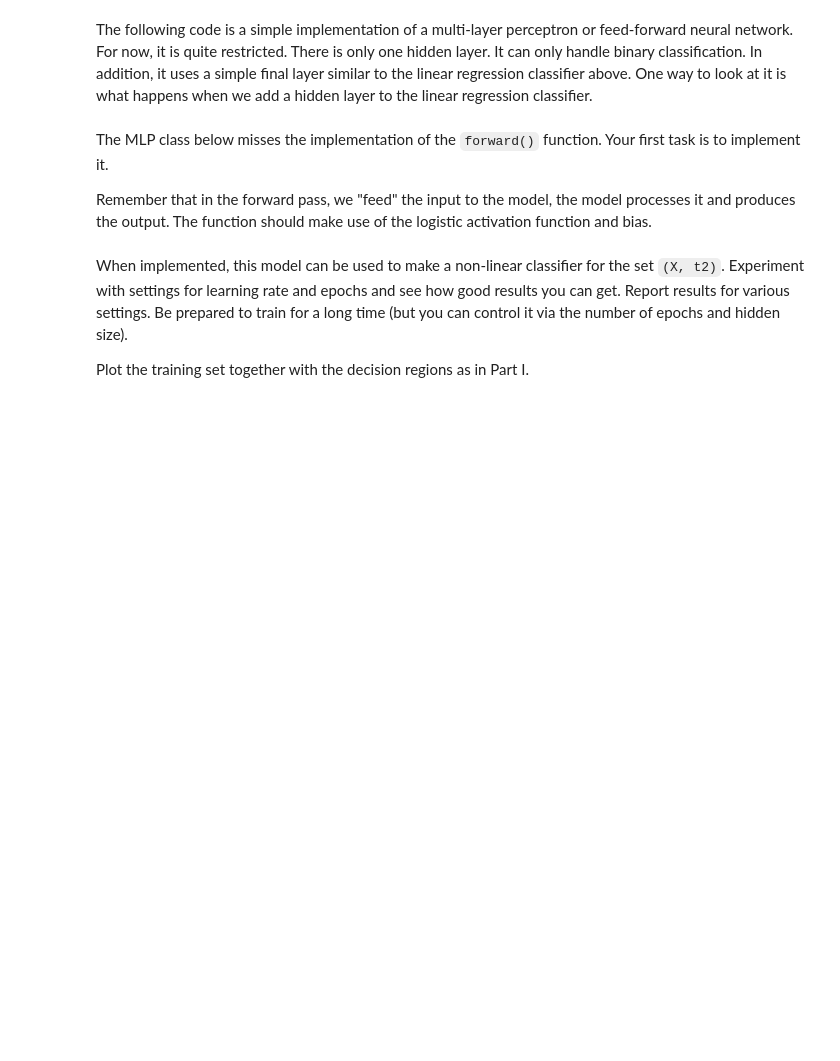
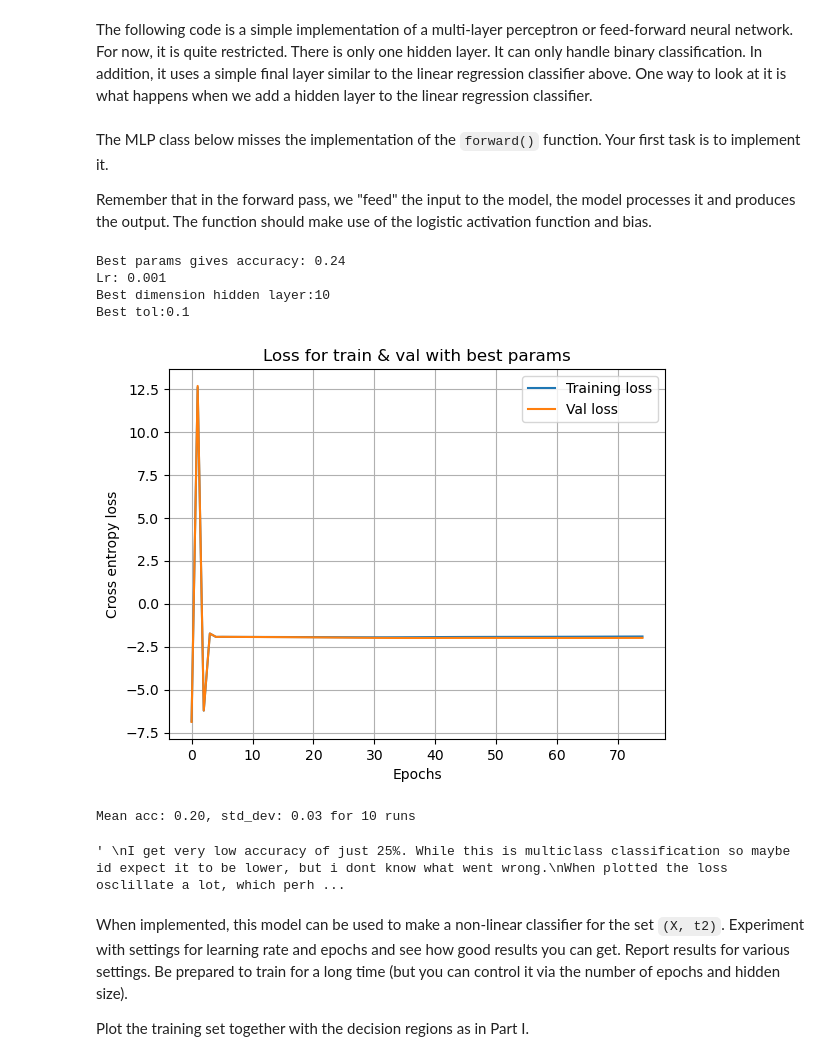
Before and after one commit to EliasTRuud/IN4050, a Jupyter notebook: Obligs/Assignment2/in4050_2024_assignment2.ipynb, the cells around one changed output. Cells and saved outputs as stored; diff of their text form; code cells hidden in the pictures; blank space fills up the shorter version.

```diff
--- a/Obligs/Assignment2/in4050_2024_assignment2.ipynb
+++ b/Obligs/Assignment2/in4050_2024_assignment2.ipynb
@@ -694,3 +819,60 @@ class MLPBinaryLinRegClass(NumpyClassifier):
+# %%
+print(f"Best params gives accuracy: {best_acc}")
+print(f"Lr: {best_lr}\nBest dimension hidden layer:{best_dim}\nBest tol:{best_tol}")
+
+
+model = MLPBinaryLinRegClass(bias=-1, dim_hidden=best_dim)
+model.fit(X_train, t_multi_train, X_val=X_val, t_val=t_multi_val, lr=best_lr, epochs=75, tol=best_tol)
+loss_train = model.train_loss
+loss_val = model.val_losses
+
+plt.plot(loss_train, label='Training loss')
+plt.plot(loss_val, label='Val loss')
+plt.title('Loss for train & val with best params')
+plt.xlabel('Epochs')
+plt.ylabel('Cross entropy loss')
+plt.legend()
+plt.grid()
+plt.show()
+
+
+
+def train_best_ntimes(lr, dim, tol, n):
+    """Train model with given best paramters n times and calculate mean acc"""
+    accs = []
+    for i in range(n):
+        model = MLPBinaryLinRegClass(bias=-1, dim_hidden=dim)
+        model.fit(X_train, t_multi_train, X_val=X_val, t_val=t_multi_val, lr=lr, epochs=75, tol=tol)
+        acc = model.accuracy(model.predict(X_val), t_multi_val)
+        accs.append(acc)
+
+    accs = np.array(accs)
+    mean = np.mean(accs)
+    std = np.std(accs)
+
+    return mean, std
+
+
+# Run 10 times and print mean and std
+
+mean, std = train_best_ntimes(best_lr, best_dim, best_tol, 10)
+print(f"Mean acc: {mean:.2f}, std_dev: {std:.2f} for 10 runs")
+
+# See that for 10 runs mean run is quite a bit lower than initial run when seraching. Proves that it is indeed qutie stochastic
+
+"""
+I get very low accuracy of just 25%. While this is multiclass classification so maybe id expect it to be lower, but i dont know what went wrong.
+When plotted the loss osclillate a lot, which perhaps would indicate too high lr assuming code works as expected.
+Please help try identify where things went wrong.
+"""
+# %% [output]
+Best params gives accuracy: 0.24
+Lr: 0.001
+Best dimension hidden layer:10
+Best tol:0.1
+[figure, added]
+Mean acc: 0.20, std_dev: 0.03 for 10 runs
+' \nI get very low accuracy of just 25%. While this is multiclass classification so maybe id expect it to be lower, but i dont know what went wrong.\nWhen plotted the loss osclillate a lot, which perh ...
 # %% [markdown]
 When implemented, this model can be used to make a non-linear classifier for the set `(X, t2)`. Experiment with settings for learning rate and epochs and see how good results you can get.
 Report results for various settings. Be prepared to train for a long time (but you can control it via the number of epochs and hidden size).
```
Also changed, not shown: parts of 7 cells of this notebook, 1 other file.
